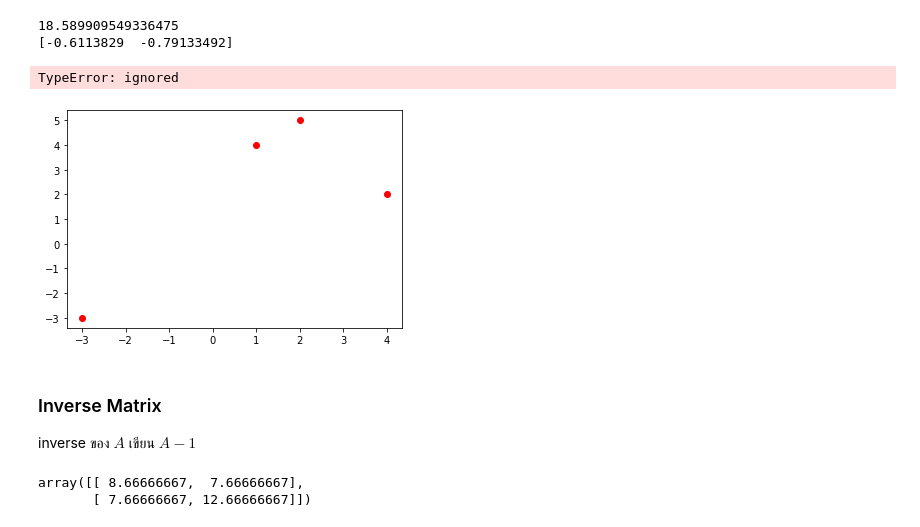
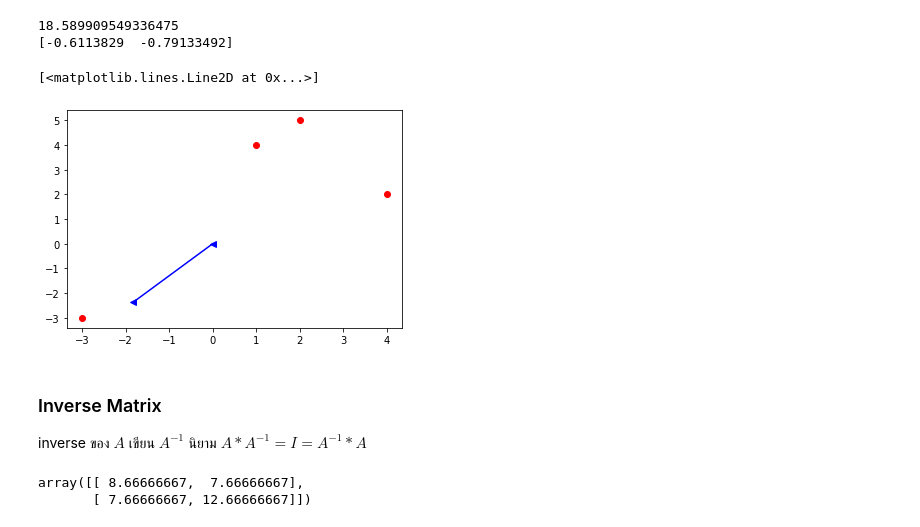
Before and after one commit to 603021852-8/multivariate, a Jupyter notebook: MVA001.ipynb, the cells around one changed output. Cells and saved outputs as stored; diff of their text form; code cells hidden in the pictures.

```diff
--- a/MVA001.ipynb
+++ b/MVA001.ipynb
@@ -303,14 +310,15 @@ print(V[:,1])
 18.589909549336475
 [-0.6113829  -0.79133492]
 # %%
-plt.plot(X[0, :],X[1, :], 'or')
-plt.plot([0,3*V[0,1]],[0,V*3[1,1]], '<-b')
+plt.plot(X[0,:],X[1,:],'or')
+plt.plot([0,3*V[0,1]],[0,3*V[1,1]],'<-b')
 # %% [output]
-TypeError: ignored
+[<matplotlib.lines.Line2D at 0x...>]
-[figure, old version]
+[figure, new version]
 # %% [markdown]
 ### Inverse Matrix
-inverse ของ $A$ เขียน $A-1$
+inverse ของ $A$ เขียน $A^{-1}$
+นิยาม $A*A^{-1} = I = A^{-1}*A$
 # %%
 C_X
 # %% [output]
```
Also changed, not shown: parts of 2 cells of this notebook.
